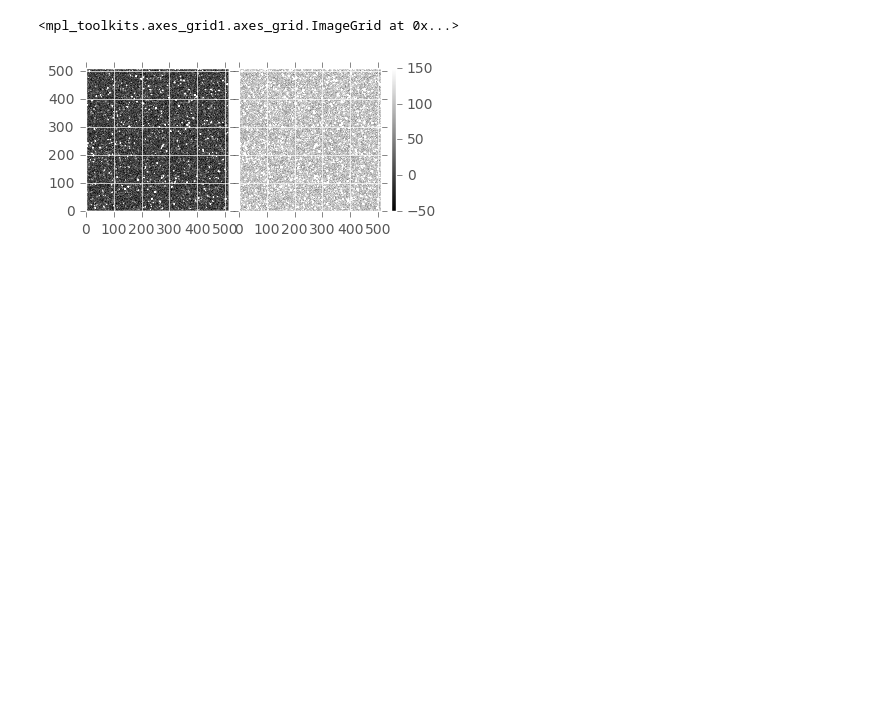
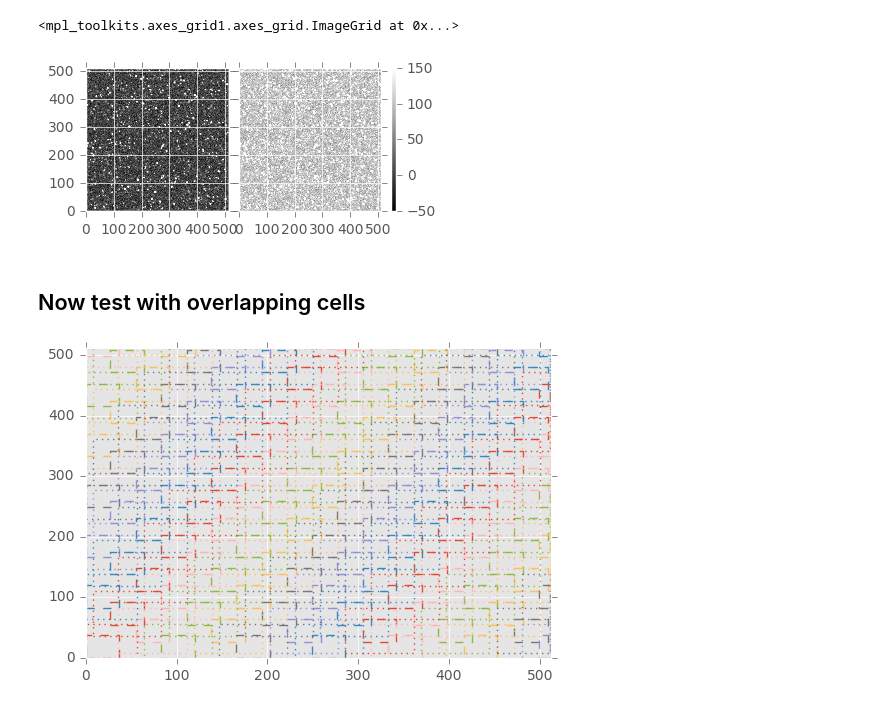
Before and after one commit to lsst/ip_diffim, a Jupyter notebook: Untitled2.ipynb, the cells around one changed output. Drawn from its saved outputs; the diff is of its cells as text; code cells hidden in the pictures; blank space fills up the shorter version.

```diff
--- a/Untitled2.ipynb
+++ b/Untitled2.ipynb
@@ -31,3 +31,15 @@ stats(mean=5.4581165, stdev=20.282354, min=-72.0, max=1879.0)
 stats(mean=105.45811, stdev=20.282354, min=28.0, max=1979.0)
 <mpl_toolkits.axes_grid1.axes_grid.ImageGrid at 0x...>
 [figure]
+# %% [markdown]
+## Now test with overlapping cells
+# %%
+import lsst.ip.diffim as ipDiffim
+#reload(ipDiffim)
+config = ipDiffim.ImageGridderConfig()
+config.gridStepX = config.gridStepY = 8
+# %%
+task = ipDiffim.ImageGridderTask(config=config)
+task._plotBoxes(exposure);
+# %% [output]
+[figure, added]
```
Also changed, not shown: parts of 2 cells of this notebook, 1 other file.
